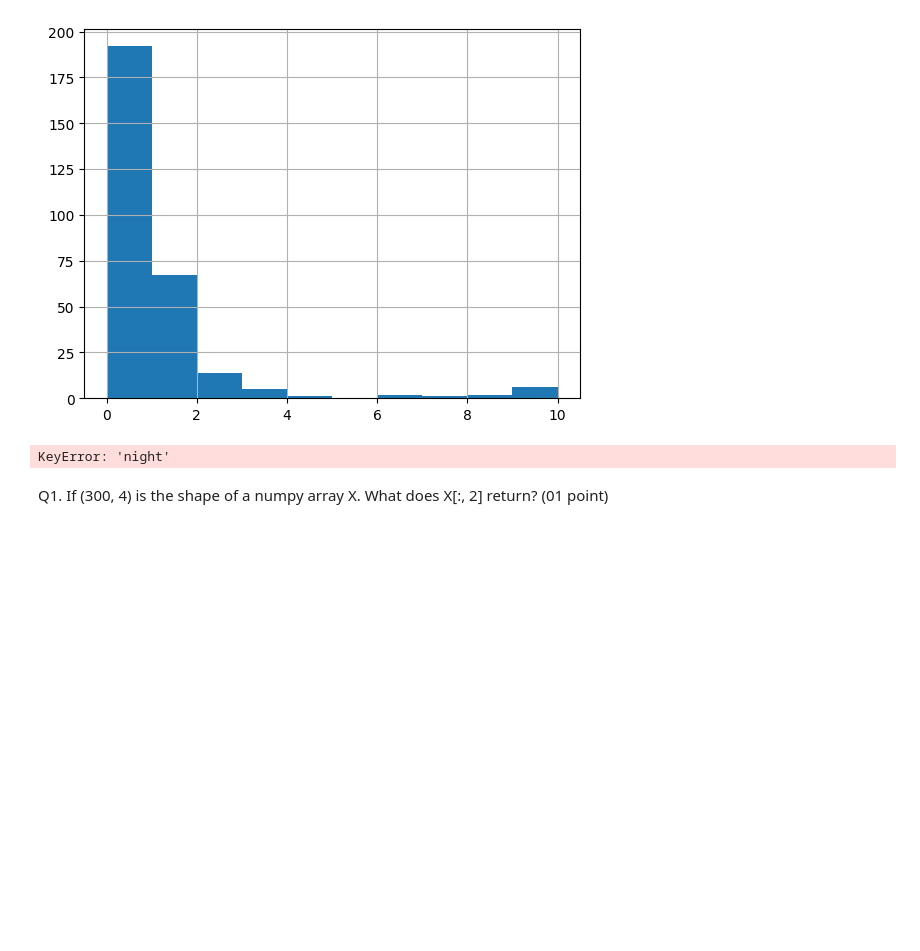
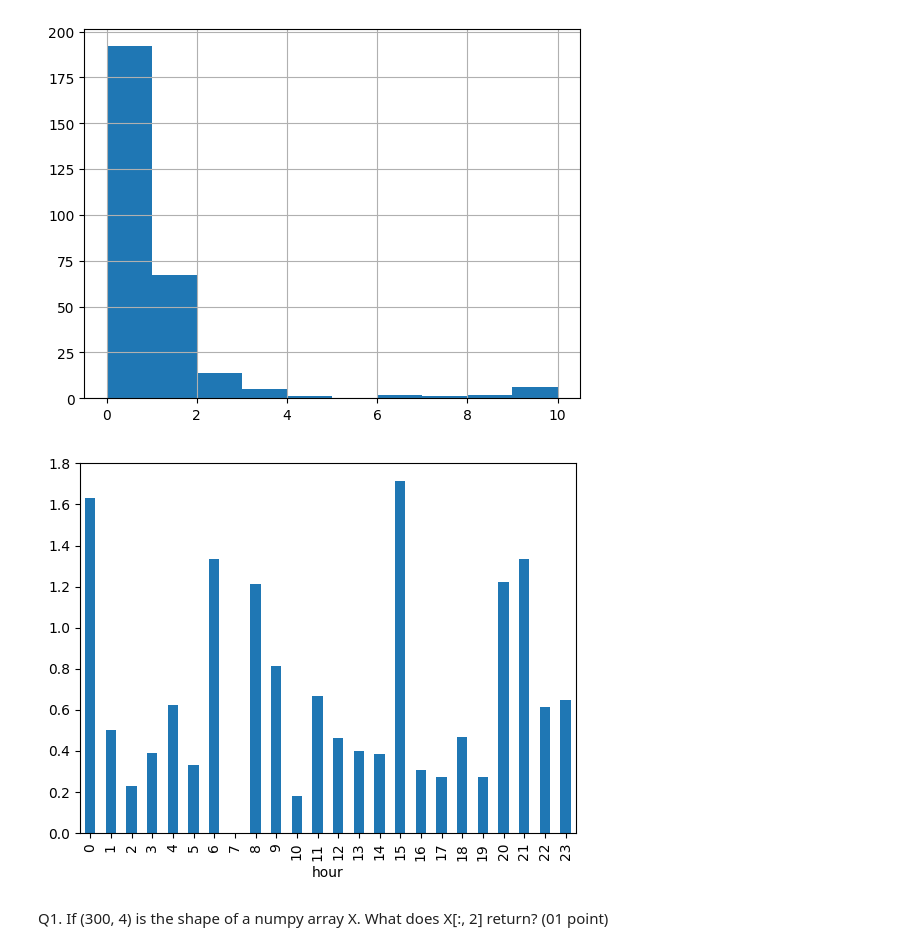
Before and after one commit to safabendib/workshop1-mldls, a Jupyter notebook: TP1.ipynb, the cells around one changed output. Cells and saved outputs as stored; diff of their text form; code cells hidden in the pictures; blank space fills up the shorter version.

```diff
--- a/TP1.ipynb
+++ b/TP1.ipynb
@@ -150,11 +150,11 @@ plt.show()
 # answer_q2 = B
 # %%
 # 3. Draw a bar chart of the mean failed_attempts per night value.
-log.groupby("night")["failed_attempts"].mean().plot(kind="bar")
+log.groupby("hour")["failed_attempts"].mean().plot(kind="bar")
 plt.show()
 # Write your code here
 # %% [output]
-KeyError: 'night'
+[figure, added]
 # %%
 # Auttograded cell - Skip it
 # %% [markdown]
```
Also changed, not shown: parts of 6 cells of this notebook.
